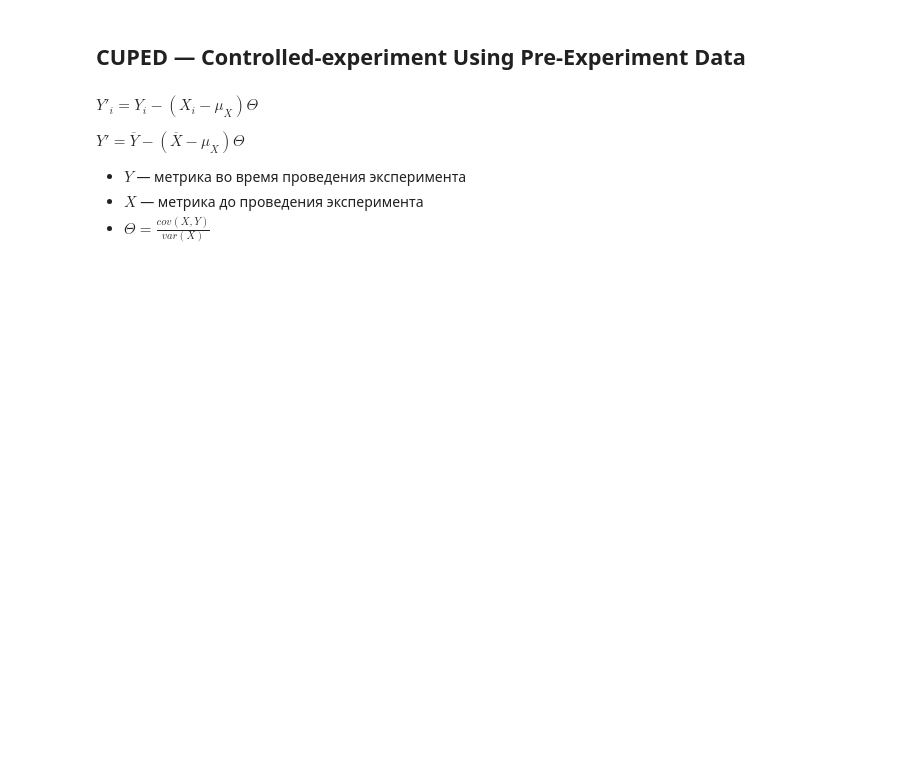
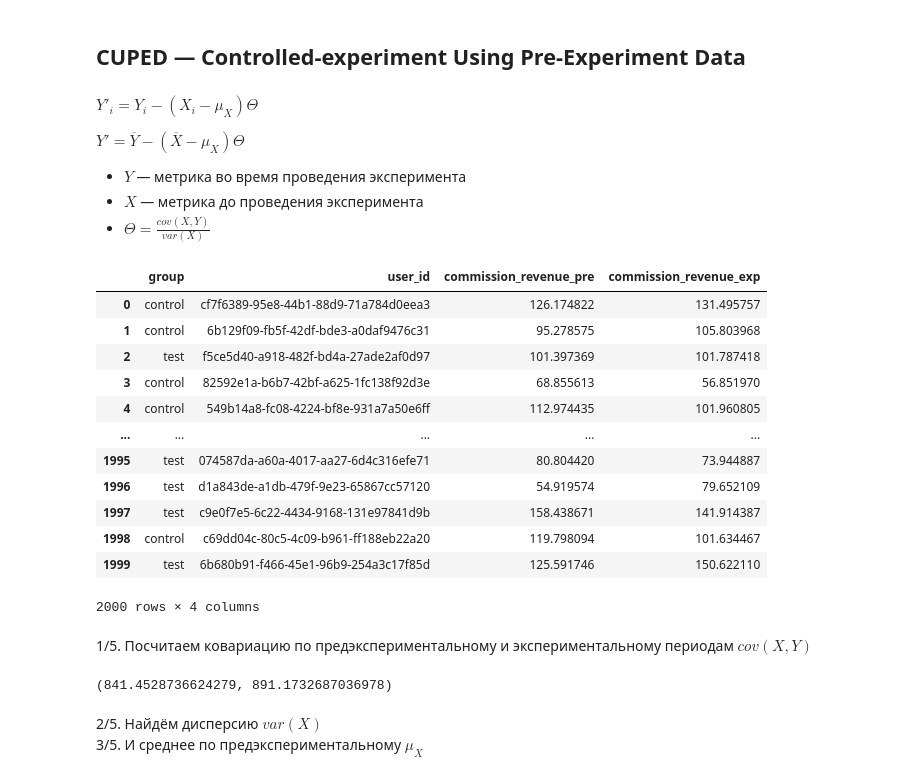
Before and after one commit to AlexJackalope/A-B-testing, a Jupyter notebook: 4-VarReduction-Strat-CUPED/classwork.ipynb, the cells around one changed output. Drawn from its saved outputs; the diff is of its cells as text; code cells hidden in the pictures; blank space fills up the shorter version.

```diff
--- a/4-VarReduction-Strat-CUPED/classwork.ipynb
+++ b/4-VarReduction-Strat-CUPED/classwork.ipynb
@@ -130,3 +183,34 @@ $Y' = \overline Y - (\overline X - \mu_X) \Theta$
 * $Y$ — метрика во время проведения эксперимента
 * $X$ — метрика до проведения эксперимента
 * $\Theta = \frac{cov(X, Y)}{var(X)}$
+# %%
+# синтетические данные
+data = pd.read_csv("../data/commission_revenue.csv")
+data
+# %% [output]
+|  | group | user_id | commission_revenue_pre | commission_revenue_exp |
+| 0 | control | cf7f6389-95e8-44b1-88d9-71a784d0eea3 | 126.174822 | 131.495757 |
+| 1 | control | 6b129f09-fb5f-42df-bde3-a0daf9476c31 | 95.278575 | 105.803968 |
+| 2 | test | f5ce5d40-a918-482f-bd4a-27ade2af0d97 | 101.397369 | 101.787418 |
+| 3 | control | 82592e1a-b6b7-42bf-a625-1fc138f92d3e | 68.855613 | 56.851970 |
+| 4 | control | 549b14a8-fc08-4224-bf8e-931a7a50e6ff | 112.974435 | 101.960805 |
+| ... | ... | ... | ... | ... |
+| 1995 | test | 074587da-a60a-4017-aa27-6d4c316efe71 | 80.804420 | 73.944887 |
+| 1996 | test | d1a843de-a1db-479f-9e23-65867cc57120 | 54.919574 | 79.652109 |
+| 1997 | test | c9e0f7e5-6c22-4434-9168-131e97841d9b | 158.438671 | 141.914387 |
+| 1998 | control | c69dd04c-80c5-4c09-b961-ff188eb22a20 | 119.798094 | 101.634467 |
+| 1999 | test | 6b680b91-f466-45e1-96b9-254a3c17f85d | 125.591746 | 150.622110 |
+2000 rows × 4 columns
+# %% [markdown]
+1/5. Посчитаем ковариацию по предэкспериментальному и экспериментальному периодам $cov(X, Y)$
+# %%
+A = data[data.group == 'control']
+B = data[data.group == 'test']
+A_cov = A['commission_revenue_pre'].cov(A['commission_revenue_exp'])
+B_cov = B['commission_revenue_pre'].cov(B['commission_revenue_exp'])
+A_cov, B_cov
+# %% [output]
+(841.4528736624279, 891.1732687036978)
+# %% [markdown]
+2/5. Найдём дисперсию $var(X)$<br>
+3/5. И среднее по предэкспериментальному $\mu_X$
```
Also changed, not shown: parts of 36 cells of this notebook.
